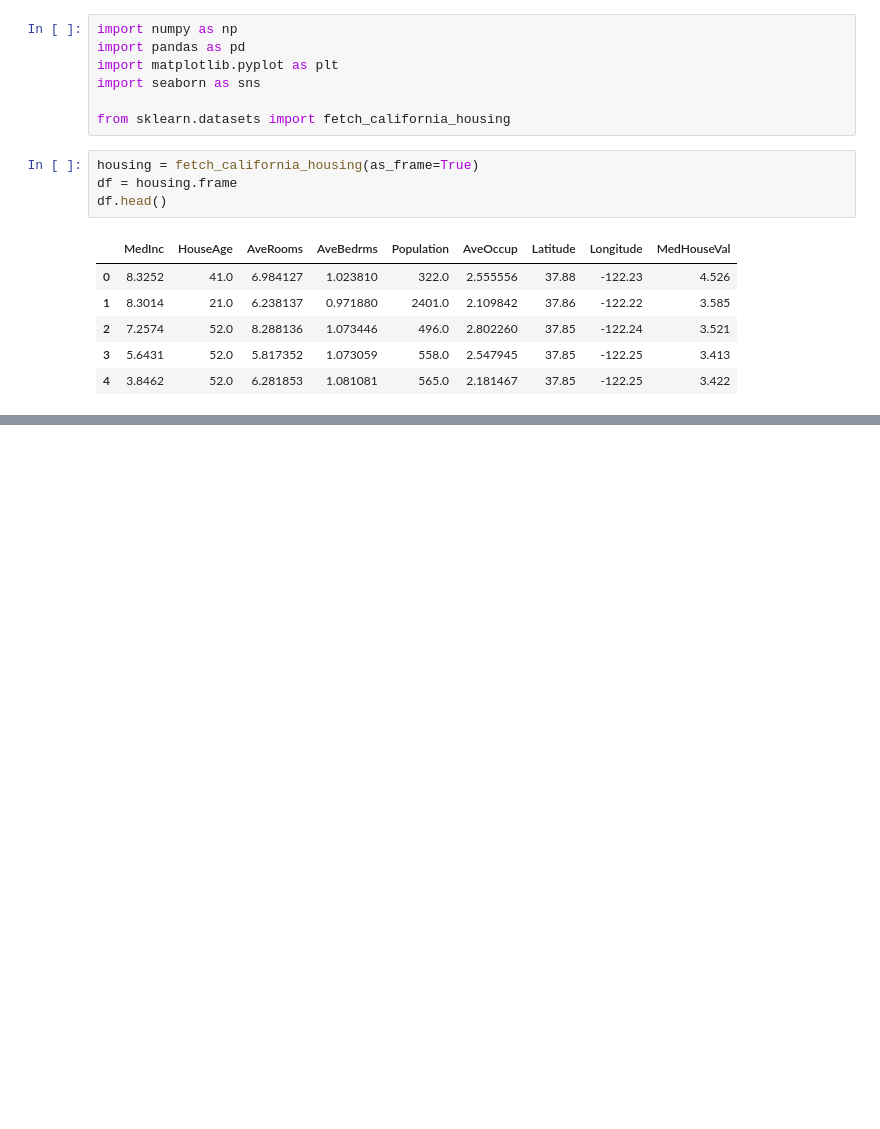
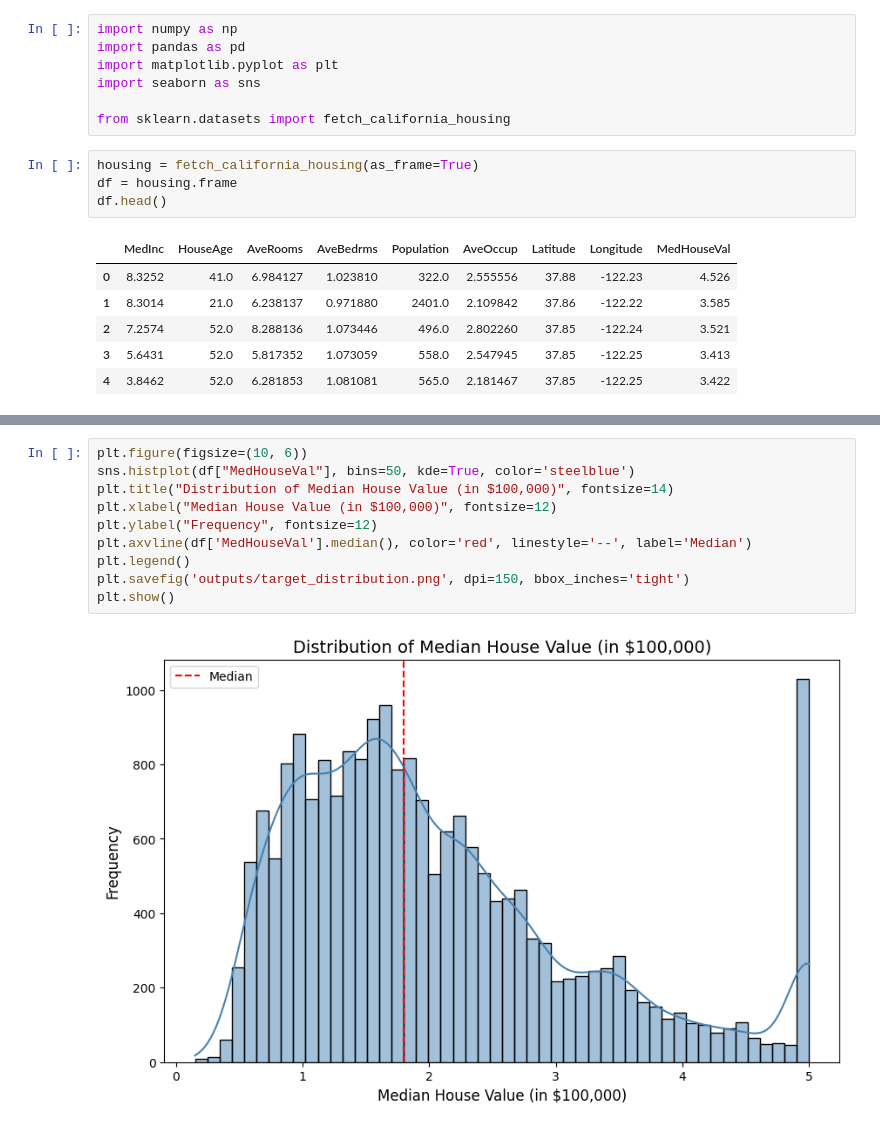
Before and after one commit to NavidAhmadiii/california-house-price-prediction, a Jupyter notebook: house_prediction.ipynb, the cells around one changed output, grey strips where cells are left out. Drawn from its saved outputs; the diff is of its cells as text; blank space fills up the shorter version.

```diff
--- a/house_prediction.ipynb
+++ b/house_prediction.ipynb
@@ -47,3 +47,15 @@ memory usage: 1.4 MB
 | 50% | 3.534800 | 29.000000 | 5.229129 | 1.048780 | 1166.000000 | 2.818116 | 34.260000 | -118.490000 | 1.797000 |
 | 75% | 4.743250 | 37.000000 | 6.052381 | 1.099526 | 1725.000000 | 3.282261 | 37.710000 | -118.010000 | 2.647250 |
 | max | 15.000100 | 52.000000 | 141.909091 | 34.066667 | 35682.000000 | 1243.333333 | 41.950000 | -114.310000 | 5.000010 |
+# %%
+plt.figure(figsize=(10, 6))
+sns.histplot(df["MedHouseVal"], bins=50, kde=True, color='steelblue')
+plt.title("Distribution of Median House Value (in $100,000)", fontsize=14)
+plt.xlabel("Median House Value (in $100,000)", fontsize=12)
+plt.ylabel("Frequency", fontsize=12)
+plt.axvline(df['MedHouseVal'].median(), color='red', linestyle='--', label='Median')
+plt.legend()
+plt.savefig('outputs/target_distribution.png', dpi=150, bbox_inches='tight')
+plt.show()
+# %% [output]
+[figure, added]
```
Also changed, not shown: parts of 4 cells of this notebook, 1 other file.
